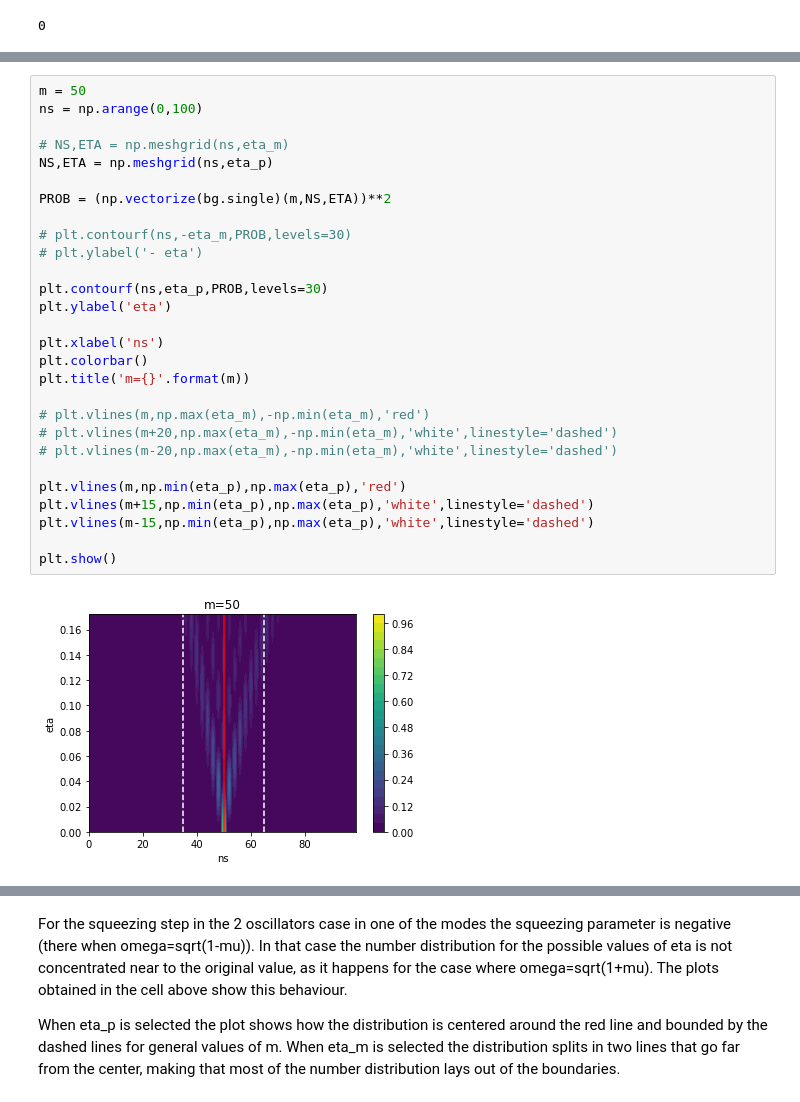
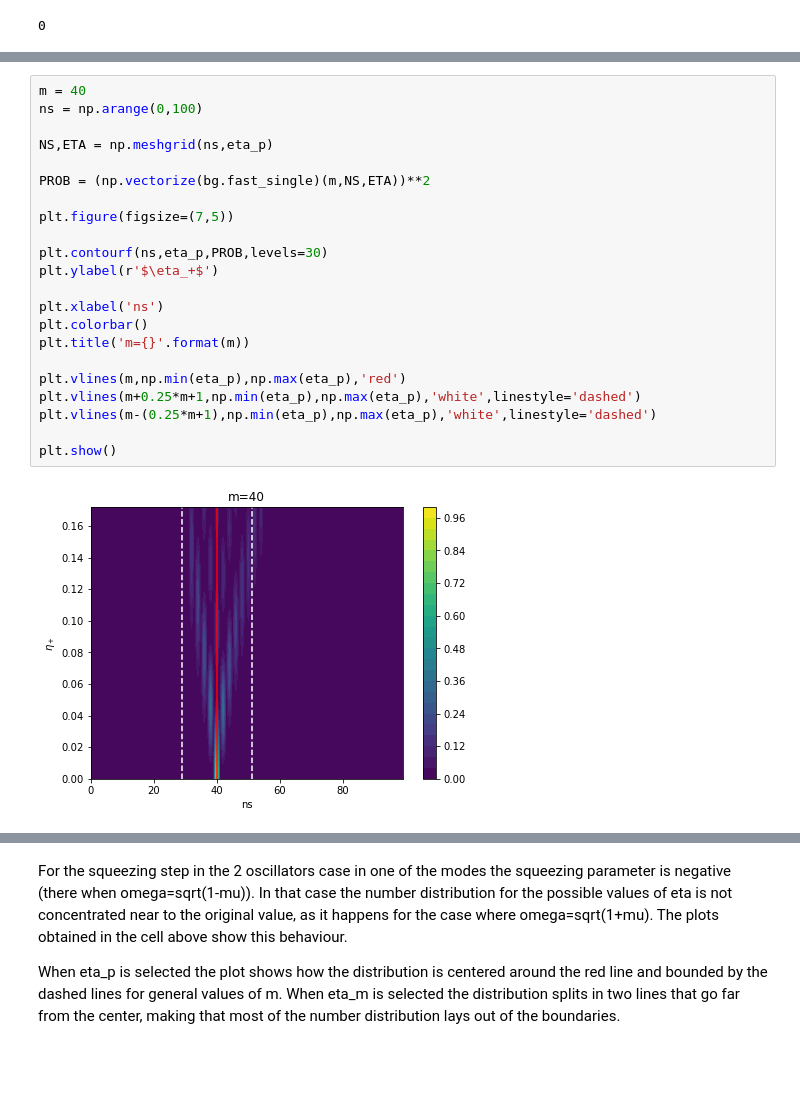
Before and after one commit to jcschindler01/bogo, a Jupyter notebook: src/Test.ipynb, the cells around one changed output, grey strips where cells are left out. Saved outputs shown, nothing was run; the diff lists cells and outputs as text; blank space fills up the shorter version.

```diff
--- a/src/Test.ipynb
+++ b/src/Test.ipynb
@@ -126,30 +174,24 @@ print(np.min(eta_m))
 # %%
-m = 50
+m = 40
 ns = np.arange(0,100)
 
-# NS,ETA = np.meshgrid(ns,eta_m)
 NS,ETA = np.meshgrid(ns,eta_p)
 
-PROB = (np.vectorize(bg.single)(m,NS,ETA))**2
+PROB = (np.vectorize(bg.fast_single)(m,NS,ETA))**2
 
-# plt.contourf(ns,-eta_m,PROB,levels=30)
-# plt.ylabel('- eta')
+plt.figure(figsize=(7,5))
 
 plt.contourf(ns,eta_p,PROB,levels=30)
-plt.ylabel('eta')
+plt.ylabel(r'$\eta_+$')
 
 plt.xlabel('ns')
 plt.colorbar()
 plt.title('m={}'.format(m))
 
-# plt.vlines(m,np.max(eta_m),-np.min(eta_m),'red')
-# plt.vlines(m+20,np.max(eta_m),-np.min(eta_m),'white',linestyle='dashed')
-# plt.vlines(m-20,np.max(eta_m),-np.min(eta_m),'white',linestyle='dashed')
-
 plt.vlines(m,np.min(eta_p),np.max(eta_p),'red')
-plt.vlines(m+15,np.min(eta_p),np.max(eta_p),'white',linestyle='dashed')
-plt.vlines(m-15,np.min(eta_p),np.max(eta_p),'white',linestyle='dashed')
+plt.vlines(m+0.25*m+1,np.min(eta_p),np.max(eta_p),'white',linestyle='dashed')
+plt.vlines(m-(0.25*m+1),np.min(eta_p),np.max(eta_p),'white',linestyle='dashed')
 
 plt.show()
 # %% [output]
-[figure, old version]
+[figure, new version]
```
Also changed, not shown: parts of 5 cells of this notebook, 1 other file.
